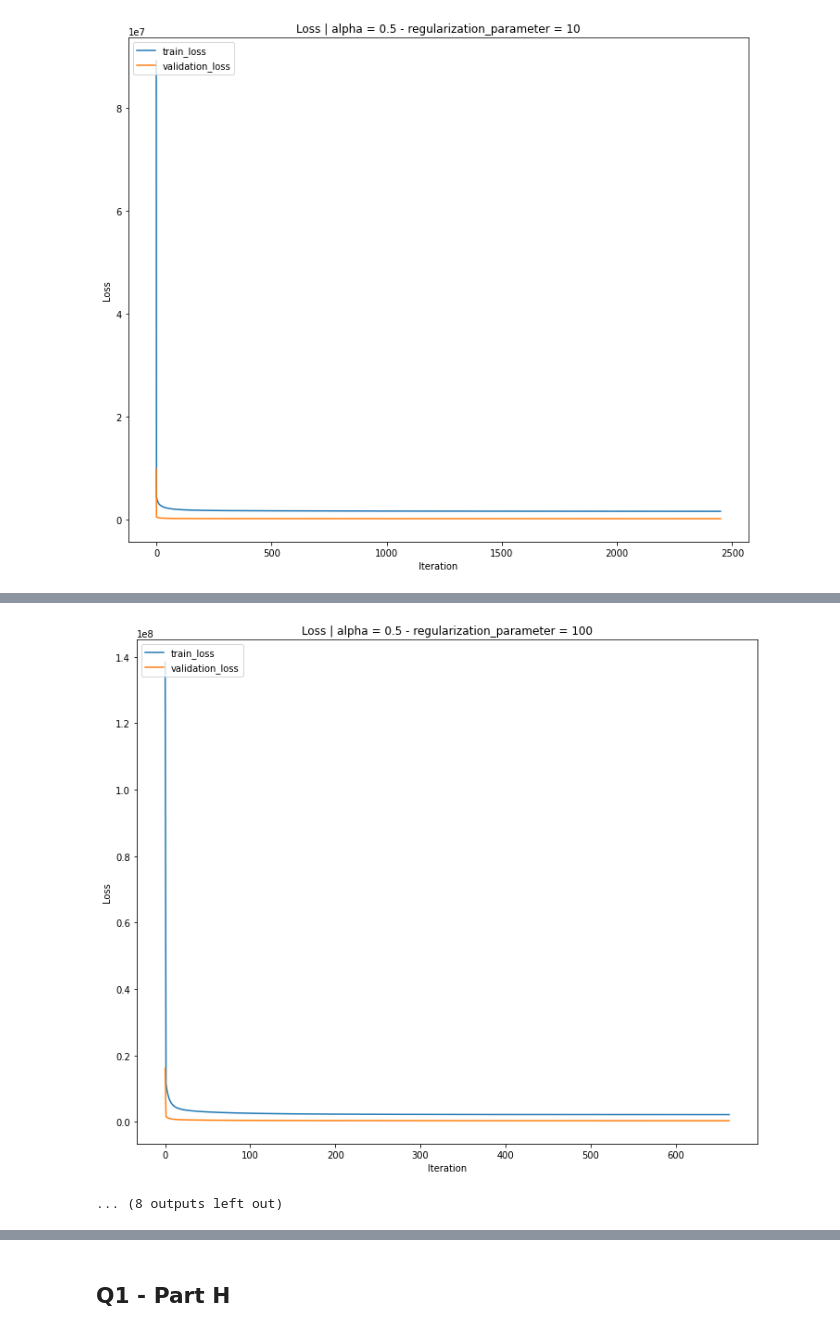
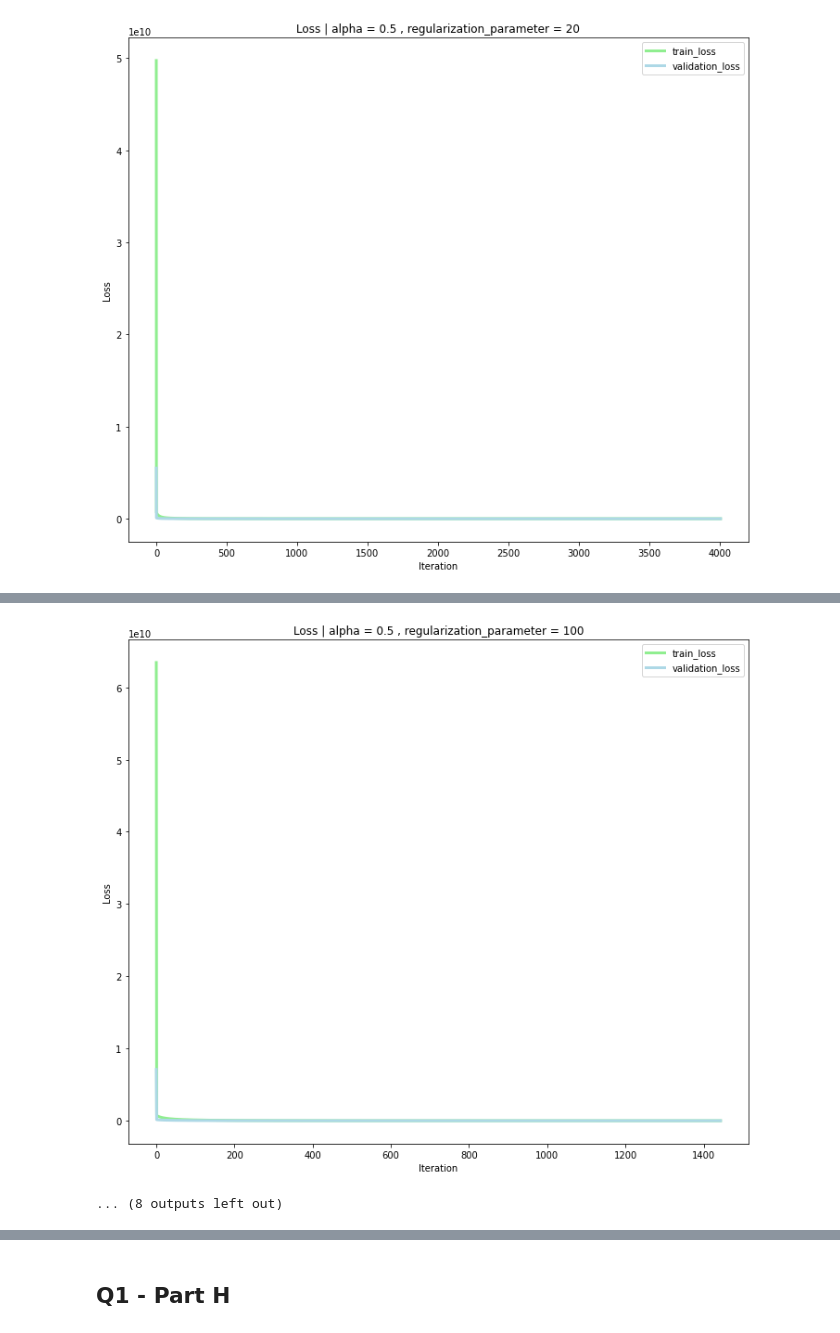
Before and after one commit to a-m-kyp/ML-HW, a Jupyter notebook: HW#2.ipynb, the cells around one changed output, grey strips where cells are left out. Saved outputs shown, nothing was run; the diff lists cells and outputs as text; code cells hidden in the pictures.

```diff
--- a/HW#2.ipynb
+++ b/HW#2.ipynb
@@ -54,7 +54,7 @@ def print_dataset(dataset):
     print(dataset.columns)
     print(dataset.iloc[:, -1].value_counts())
 
-def dummy_variable_indicator(data, column_name) -> pd.DataFrame:
+def dummy_encode_categorical_column(data, column_name) -> pd.DataFrame:
     """dummy variable indicator
     @param data: user input data
     @param column_name: column name
@@ -236,7 +236,8 @@ def gradient_descent(x_train, y_train, x_validation, y_validation, theta, alpha,
 
     while True:
         iteration = iteration + 1
-
+        if iteration % 1000 == 0:
+            print("iteration: ", iteration, "alpha: ", alpha, "regularization_parameter: ", regularization_parameter, "Validation loss: ", validation_cost_list[-1], "Train loss: ", train_cost_list[-1])
         hypothesis_value = hypothesis(x_train, theta)
         # updating θ_j with regularization
         for j_index in range(theta.shape[0]):
@@ -272,7 +273,6 @@ def fit_linear_regression(x_train, y_train, x_validation, y_validation, theta=No
     return last_theta, theta_history, train_loss_history, validation_loss_history
 
 
-
 def linear_regression_predict(x_data, theta):
     """ ### function to predict the value of hypothesis function for given x_test data
     @param x_data: test data
@@ -282,7 +282,7 @@ def linear_regression_predict(x_data, theta):
     return hypothesis(x_data, theta)
 
 
-def plot_train_validation_loss(train_loss_history, validation_loss_history, alpha, regul_param):
+def plot_loss_train_validation(train_loss_history, validation_loss_history, alpha, regul_param):
     plt.figure(figsize=(12, 10))
     plt.plot(train_loss_history, label="train_loss", color="lightgreen", linewidth=3)
     plt.plot(validation_loss_history, label="validation_loss", color="lightblue", linewidth=3)
@@ -303,7 +303,7 @@ def get_train_fit_min_value(dataframe, score_method):
     loss = best_linear_regression_parameters["loss"]
     return alpha, regul_param, coeffs, loss
 
-def plot_coeffs(feature_columns, coeffs):
+def plot_coeffs(feature_columns, coeffs, alpha, regul_param=None):
     plt.figure(figsize=(12, 10))
     plt.plot(range(len(coeffs)), coeffs, label="coefficient", linewidth=4, color="cornflowerblue")
     plt.axhline(0, color='green', linestyle='solid', linewidth=2)
@@ -366,15 +366,6 @@ def calculate_mae(y_test, y_predict):
     """
     return np.sum(np.abs(y_predict - y_test)) / y_test.shape[0]
 
-def calculate_mape(y_test, y_predict):
-    """
-    calculate mape
-    @param y_test: real target values
-    @param y_predict: target predicted values
-    @return: mape
-    """
-    return np.sum(np.abs((y_predict - y_test) / y_test)) / y_test.shape[0]
-
 def report_difference(y_test, y_predict):
     inter_report = pd.DataFrame({"y_predict": y_predict, "y_test": y_test})
     inter_report["difference"] = inter_report["y_predict"] - inter_report["y_test"]
@@ -383,27 +374,23 @@ def report_difference(y_test, y_predict):
 
 def report_difference_mean(report):
     return {"difference": np.round(report["difference"].mean(), 2), "difference_percentage": np.round(report["difference"].mean() / report["y_test"].mean(), 2)}
+
+def report_error(y_test, y_predict):
+    mean_squared_error = calculate_mse(y_test, y_predict)
+    r_squared = calculate_r_squared(y_test, y_predict)
+    rmse = calculate_rmse(y_test, y_predict)
+    mae = calculate_mae(y_test, y_predict)
+    return {"MSE": mean_squared_error, "RMSE": rmse, "MAE": mae, "R squared": r_squared}
 # %%
 # print(">======================= Loading ====================<")
 dataset = load("housing.csv")
-# print(">====================================================<")
-
-# print(">================= preprocessing ====================<")
-# print(">============= handling missing values ==============<")
 dataset = normalize_missing_values(dataset)
-last_column = dataset[["median_house_value"]]
-dataset = remove_column(dataset, "median_house_value")
-# print(">====================================================<")
-
-# print(">======= One-hot encoder for categorical data =======<")
-dataset = dummy_variable_indicator(dataset, "ocean_proximity")
-dataset = remove_column(dataset, "ocean_proximity_INLAND")
-dataset = concat_data(dataset, last_column)
-dataset_for_part_h = copy_df(dataset)
 dataset = dataset.assign(median_house_value = dataset["median_house_value"] / dataset["median_house_value"].max())
 last_column = dataset[["median_house_value"]]
 dataset = remove_column(dataset, "median_house_value")
 dataset = normalize_numerical_columns(dataset)
+dataset = dummy_encode_categorical_column(dataset, "ocean_proximity")
+dataset = remove_column(dataset, "ocean_proximity_INLAND")
 dataset = concat_data(dataset, last_column)
 
 dataset.insert(0, "theta_0", np.ones(dataset.shape[0]))
@@ -439,7 +420,7 @@ for alpha in alpha_list:
     for regul_param in lambda_list:
         random_theta = np.random.rand(x_train.shape[1]) * 5 + 5 # random values between 5 and 10
         last_theta, theta_history, train_loss_history, validation_loss_history = fit_linear_regression(x_train, y_train, x_validation, y_validation, random_theta , alpha=alpha, regularization_parameter=regul_param)
-        plot_train_validation_loss(train_loss_history, validation_loss_history, alpha, regul_param)
+        plot_loss_train_validation(train_loss_history, validation_loss_history, alpha, regul_param)
         y_predict = linear_regression_predict(x_test, last_theta)
         mean_squared_error = calculate_mse(y_test, y_predict)
         alpha_lambda_coeff_loss_mse_df = alpha_lambda_coeff_loss_mse_df.append({"alpha": alpha, "lambda": regul_param, "coeffs": last_theta, "loss": validation_loss_history[-1], "mse": mean_squared_error}, ignore_index=True)
@@ -456 +472 @@ iteration:  2449 alpha:  0.5 regularization_parameter:  10 Validation loss:  207
-[figure, old version]
+[figure, new version]
@@ -458,4 +475,4 @@ iteration:  663 alpha:  0.5 regularization_parameter:  100 Validation loss:  339
-[figure, old version]
+[figure, new version]
 ... (8 outputs left out)
 # %%
 alpha, regul_param, coeffs, _ = get_train_fit_min_value(alpha_lambda_coeff_loss_mse_df, "loss")
```
Also changed, not shown: parts of 17 cells of this notebook.
